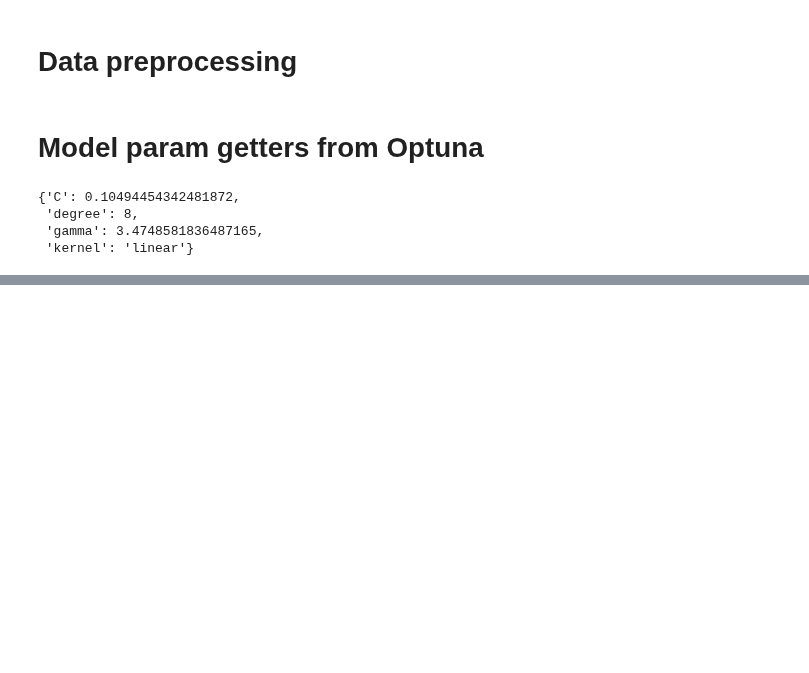
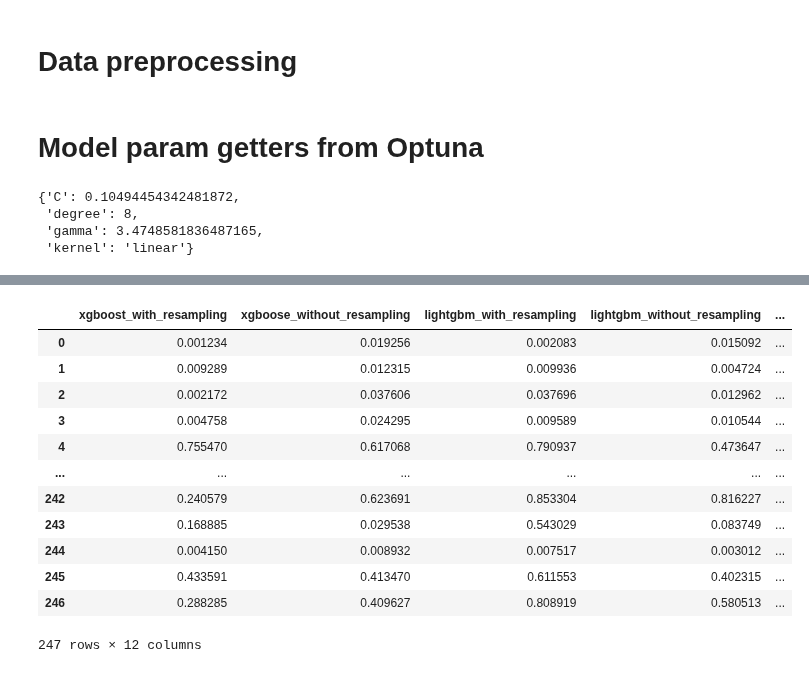
Before and after one commit to vinothpandian/icr-identify-age-related-conditions, a Jupyter notebook: icr-ensemble-submission.ipynb, the cells around one changed output, grey strips where cells are left out. Drawn from its saved outputs; the diff is of its cells as text; code cells hidden in the pictures; blank space fills up the shorter version.

```diff
--- a/icr-ensemble-submission.ipynb
+++ b/icr-ensemble-submission.ipynb
@@ -650,0 +783,2 @@ Test loss: 0.34441179037094116
+# %%
+pred_df = pd.DataFrame(predictions)
@@ -650,0 +823,16 @@ Test loss: 0.34441179037094116
+# %%
+pred_df
+# %% [output]
+|  | xgboost_with_resampling | xgboose_without_resampling | lightgbm_with_resampling | lightgbm_without_resampling | ... |
+| 0 | 0.001234 | 0.019256 | 0.002083 | 0.015092 | ... |
+| 1 | 0.009289 | 0.012315 | 0.009936 | 0.004724 | ... |
+| 2 | 0.002172 | 0.037606 | 0.037696 | 0.012962 | ... |
+| 3 | 0.004758 | 0.024295 | 0.009589 | 0.010544 | ... |
+| 4 | 0.755470 | 0.617068 | 0.790937 | 0.473647 | ... |
+| ... | ... | ... | ... | ... | ... |
+| 242 | 0.240579 | 0.623691 | 0.853304 | 0.816227 | ... |
+| 243 | 0.168885 | 0.029538 | 0.543029 | 0.083749 | ... |
+| 244 | 0.004150 | 0.008932 | 0.007517 | 0.003012 | ... |
+| 245 | 0.433591 | 0.413470 | 0.611553 | 0.402315 | ... |
+| 246 | 0.288285 | 0.409627 | 0.808919 | 0.580513 | ... |
+247 rows × 12 columns
```
Also changed, not shown: parts of 33 cells of this notebook, 2 other files.
